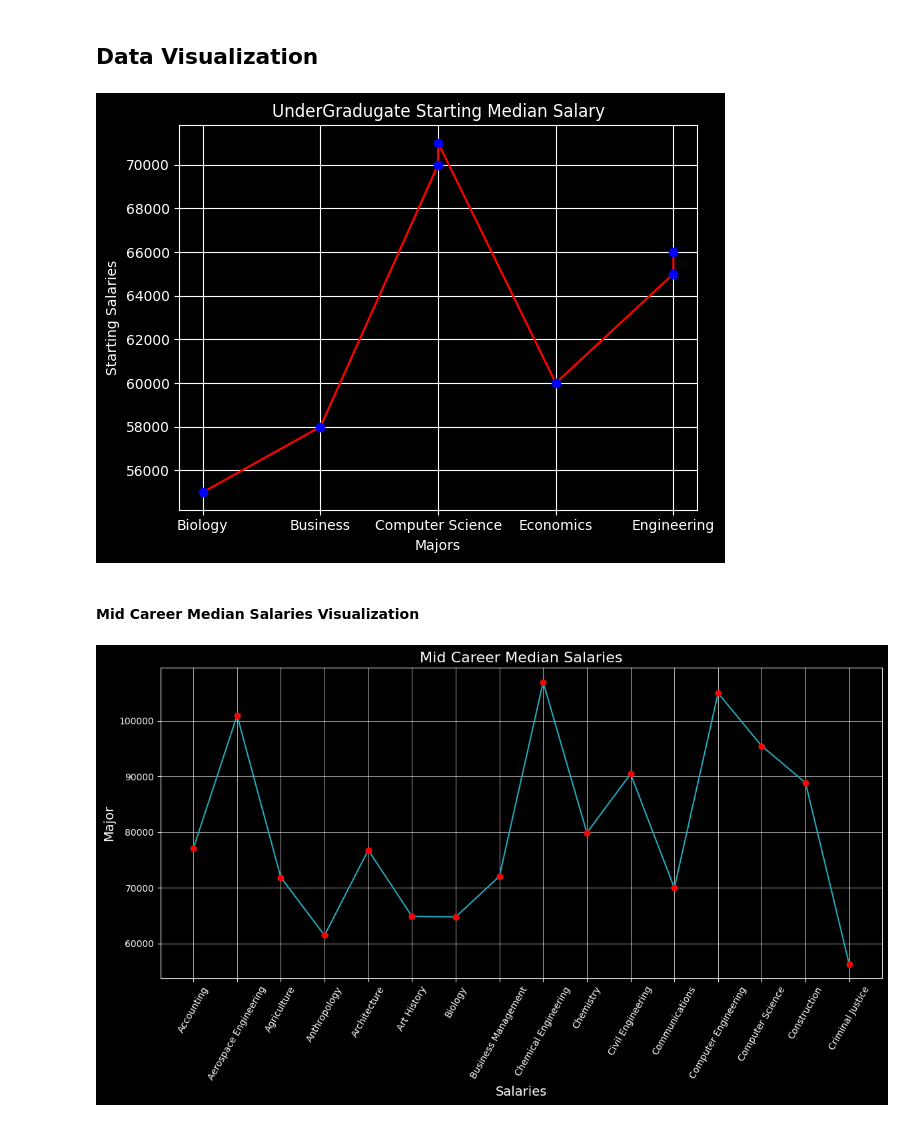
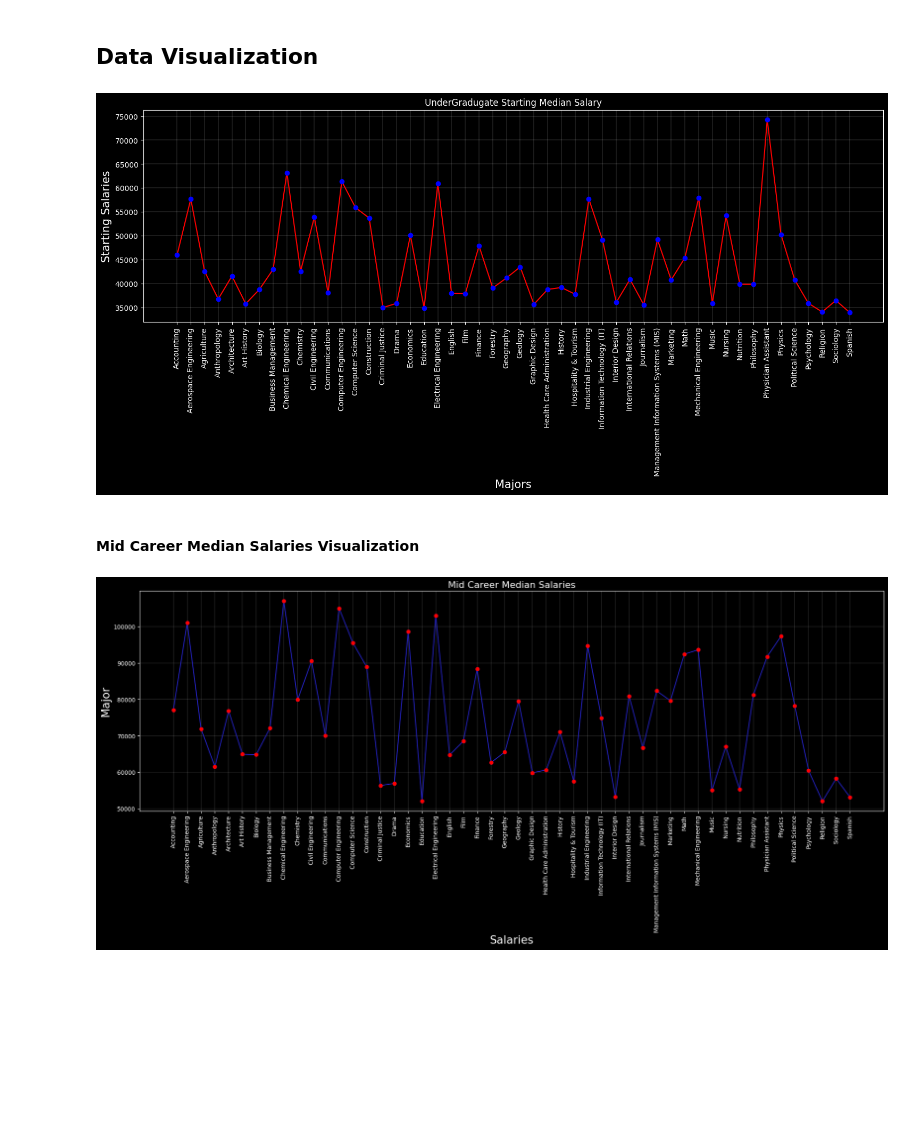
Before and after one commit to ahmedyar7/Data-Science-Projects, a Jupyter notebook: College Majors Analysis/main.ipynb, the cells around one changed output. Drawn from its saved outputs; the diff is of its cells as text; code cells hidden in the pictures; blank space fills up the shorter version.

Commit message:
Visualizing the Highest Potential Career

```diff
--- a/College Majors Analysis/main.ipynb
+++ b/College Majors Analysis/main.ipynb
@@ -151,44 +151,45 @@ top_5_hightest_potential_degrees()
 # %%
 import matplotlib.pyplot as plt
 
 
-def start_median_salary() -> plt.plot:
+def start_median_salary() -> plt:
     """This would visualize the graph with the highest starting median salaries of college major"""
 
     grouped_data: pd.DataFrame = (
         df.groupby(["Undergraduate Major", "Starting Median Salary"])
         .sum()
         .reset_index()
     )
     new_df = pd.DataFrame(grouped_data)
 
     x_cor: pd.Series = new_df["Undergraduate Major"]
     y_cor: pd.Series = new_df["Starting Median Salary"]
 
     graph_title: str = "UnderGradugate Starting Median Salary"
     x_cor_label: str = "Majors"
     y_cor_label: str = "Starting Salaries"
 
+    plt.figure(figsize=(15, 5))
     plt.title(graph_title)
-    plt.xlabel(x_cor_label)
-    plt.ylabel(y_cor_label)
+    plt.xlabel(x_cor_label, fontsize=15)
+    plt.ylabel(y_cor_label, fontsize=15)
     plt.plot(x_cor, y_cor, color="red")
     plt.scatter(x_cor, y_cor, color="blue", zorder=5)
-    plt.grid(
-        visible=True,
-        which="both",
-    )
+    plt.grid(visible=True, which="both", linestyle="-", linewidth=0.1577)
+
     plt.tight_layout()
+    plt.xticks(rotation=90)
+
     plt.show()
 
 
 start_median_salary()
 # %% [output]
-[figure, old version]
+[figure, new version]
 # %% [markdown]
 #### Mid Career Median Salaries Visualization
 # %%
-def mid_career_median_salary():
+def mid_career_median_salary() -> plt:
 
     grouped_data: pd.DataFrame = (
         clean_df.groupby(["Undergraduate Major", "Mid-Career Median Salary"])
@@ -196,24 +197,24 @@ def mid_career_median_salary():
         .reset_index()
     )
 
-    x_cor: pd.Series = grouped_data["Undergraduate Major"][0:16]
-    y_cor: pd.Series = grouped_data["Mid-Career Median Salary"][0:16]
+    x_cor: pd.Series = grouped_data["Undergraduate Major"]
+    y_cor: pd.Series = grouped_data["Mid-Career Median Salary"]
 
     x_cor_label: str = "Salaries"
     y_cor_label: str = "Major"
     plot_title: str = "Mid Career Median Salaries"
 
-    plt.figure(figsize=(12, 7))
-    plt.plot(x_cor, y_cor, marker="o", linestyle="-", color="#26abbf")
+    plt.figure(figsize=(19, 9))
+    plt.plot(x_cor, y_cor, marker="o", linestyle="-", color="#2422bf")
 
     # Add titles and labels
     plt.title(plot_title, fontsize=16)
-    plt.xlabel(x_cor_label, fontsize=14)
-    plt.ylabel(y_cor_label, fontsize=14)
-    plt.xticks(rotation=60)
+    plt.xlabel(x_cor_label, fontsize=19)
+    plt.ylabel(y_cor_label, fontsize=19)
+    plt.xticks(rotation=90)
 
     # Add grid lines
-    plt.grid(visible=True, which="both", linestyle="-", linewidth=0.5)
+    plt.grid(visible=True, which="both", linestyle="-", linewidth=0.1577)
 
     # Adding dots
     plt.scatter(x_cor, y_cor, color="r", zorder=5)
@@ -225,4 +226,4 @@ def mid_career_median_salary():
 
 mid_career_median_salary()
 # %% [output]
-[figure, old version]
+[figure, new version]
```
Also changed, not shown: parts of 3 cells of this notebook.
